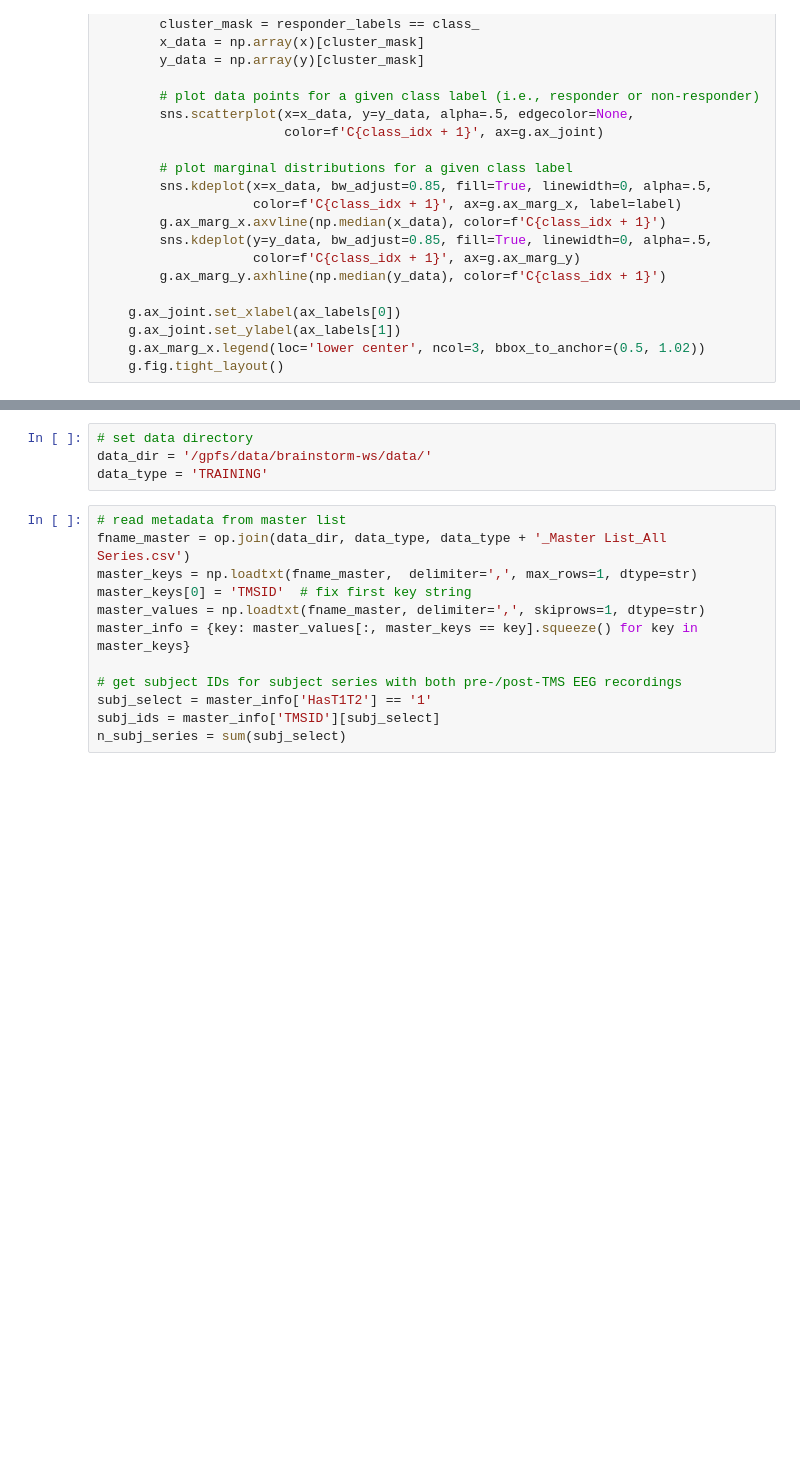
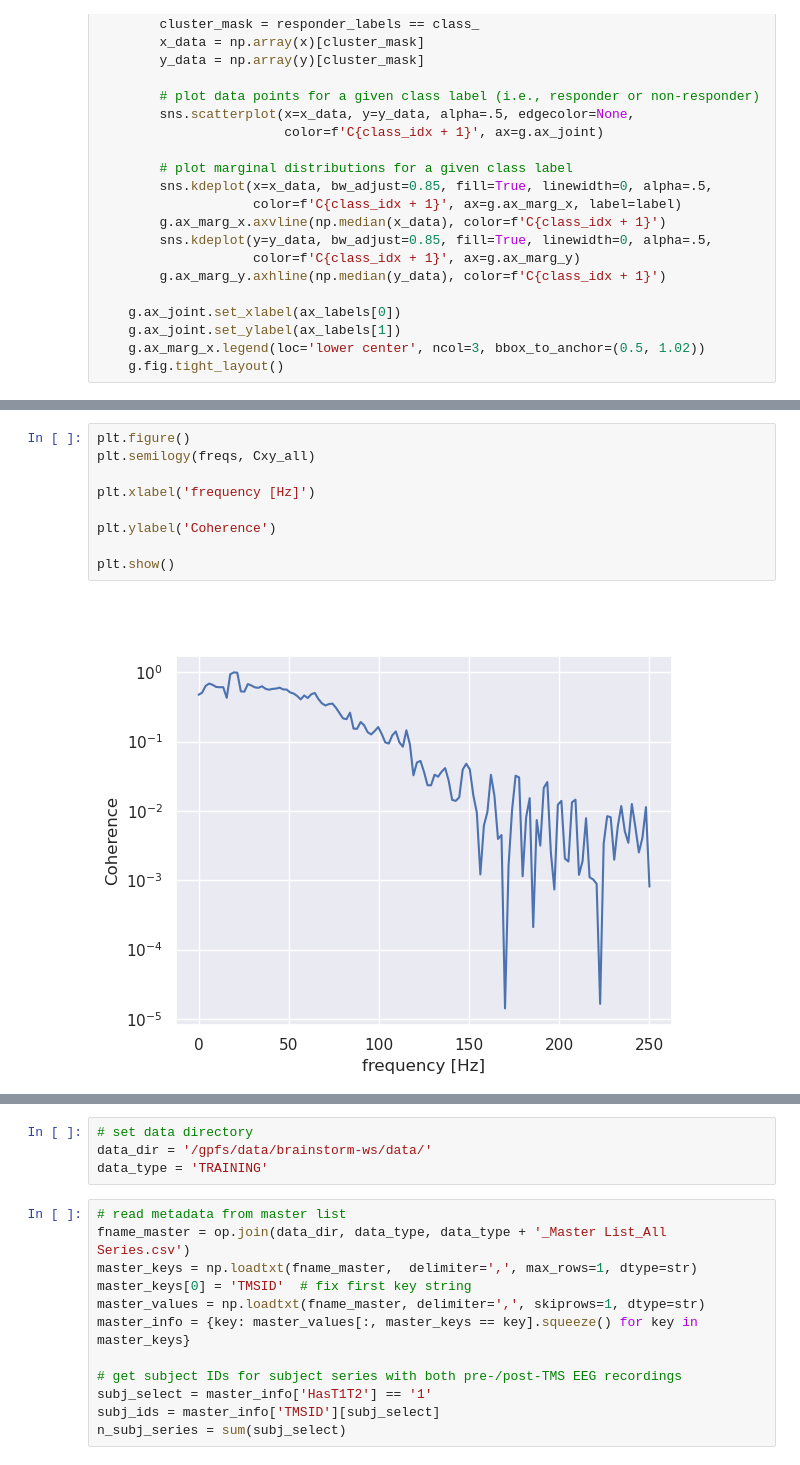
Before and after one commit to rythorpe/brainstorm_challenge, a Jupyter notebook: extract_features.ipynb, the cells around one changed output, grey strips where cells are left out. Cells and saved outputs as stored; diff of their text form; blank space fills up the shorter version.

```diff
--- a/extract_features.ipynb
+++ b/extract_features.ipynb
@@ -86 +194,12 @@ def plot_features_scatter(x, y, responder_labels, ax_labels):
+# %%
+plt.figure()
+plt.semilogy(freqs, Cxy_all)
+
+plt.xlabel('frequency [Hz]')
+
+plt.ylabel('Coherence')
+
+plt.show()
+# %% [output]
+[figure, added]
 # %%
```
Also changed, not shown: parts of 12 cells of this notebook.
